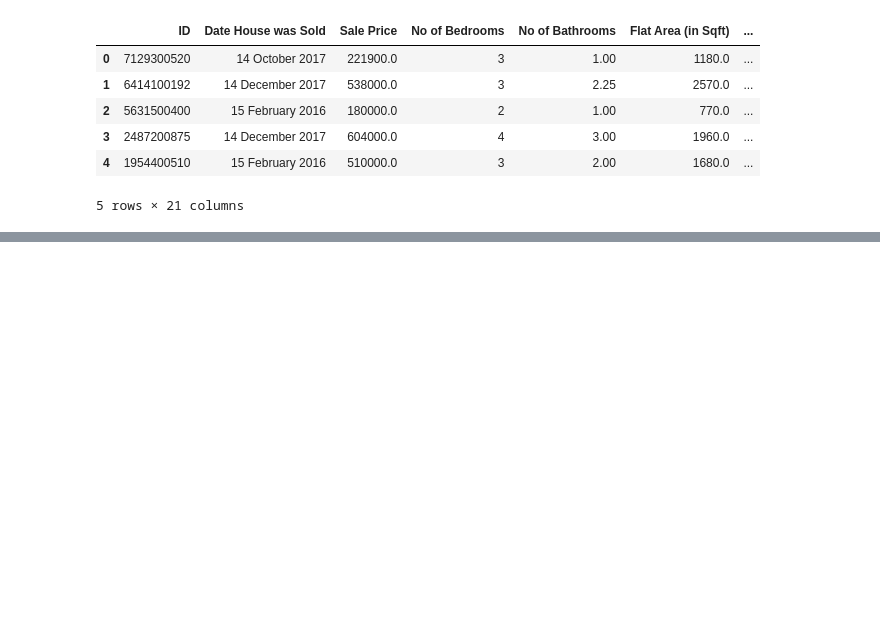
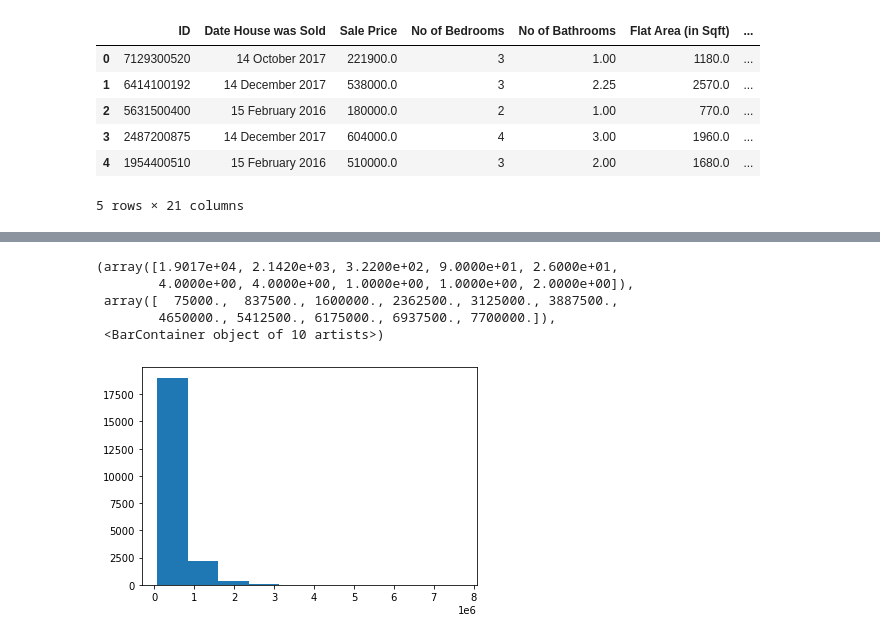
Before and after one commit to VelampalepuRohitAnjaniKumar/Machine-Learning-, a Jupyter notebook: Ml-regression.ipynb, the cells around one changed output, grey strips where cells are left out. Cells and saved outputs as stored; diff of their text form; code cells hidden in the pictures; blank space fills up the shorter version.

```diff
--- a/Ml-regression.ipynb
+++ b/Ml-regression.ipynb
@@ -15,0 +113,13 @@ df.head()
+# %%
+#drops the row which has  null values in the Sale price column
+
+data.dropna(inplace=True,axis=0,subset=['Sale Price'])
+# %%
+plt.hist(data['Sale Price'],bins=10)
+# %% [output]
+(array([1.9017e+04, 2.1420e+03, 3.2200e+02, 9.0000e+01, 2.6000e+01,
+        4.0000e+00, 4.0000e+00, 1.0000e+00, 1.0000e+00, 2.0000e+00]),
+ array([  75000.,  837500., 1600000., 2362500., 3125000., 3887500.,
+        4650000., 5412500., 6175000., 6937500., 7700000.]),
+ <BarContainer object of 10 artists>)
+[figure, added]
```
Also changed, not shown: parts of 19 cells of this notebook.
